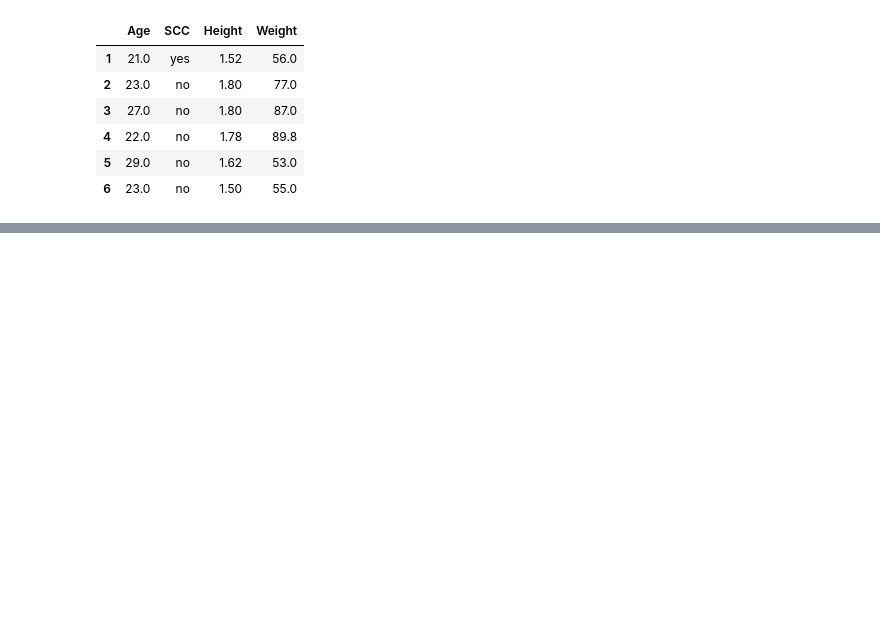
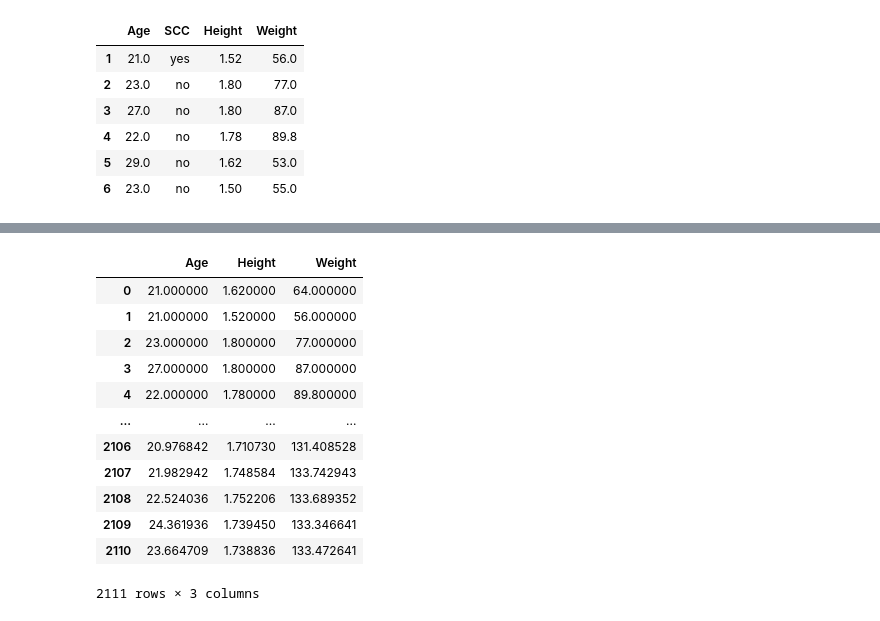
Before and after one commit to satyanshpandey/pandas-learning-, a Jupyter notebook: working_with_obesity_dataset.ipynb, the cells around one changed output, grey strips where cells are left out. Drawn from its saved outputs; the diff is of its cells as text; code cells hidden in the pictures; blank space fills up the shorter version.

```diff
--- a/working_with_obesity_dataset.ipynb
+++ b/working_with_obesity_dataset.ipynb
@@ -230,0 +247,16 @@ obesityDataSet.loc[1:6,['Age','SCC','Height','Weight']]
+# %%
+obesityDataSet.loc[: , ['Age',"Height" , 'Weight']]
+# %% [output]
+|  | Age | Height | Weight |
+| 0 | 21.000000 | 1.620000 | 64.000000 |
+| 1 | 21.000000 | 1.520000 | 56.000000 |
+| 2 | 23.000000 | 1.800000 | 77.000000 |
+| 3 | 27.000000 | 1.800000 | 87.000000 |
+| 4 | 22.000000 | 1.780000 | 89.800000 |
+| ... | ... | ... | ... |
+| 2106 | 20.976842 | 1.710730 | 131.408528 |
+| 2107 | 21.982942 | 1.748584 | 133.742943 |
+| 2108 | 22.524036 | 1.752206 | 133.689352 |
+| 2109 | 24.361936 | 1.739450 | 133.346641 |
+| 2110 | 23.664709 | 1.738836 | 133.472641 |
+2111 rows × 3 columns
```
Also changed, not shown: parts of 1 cell of this notebook.
